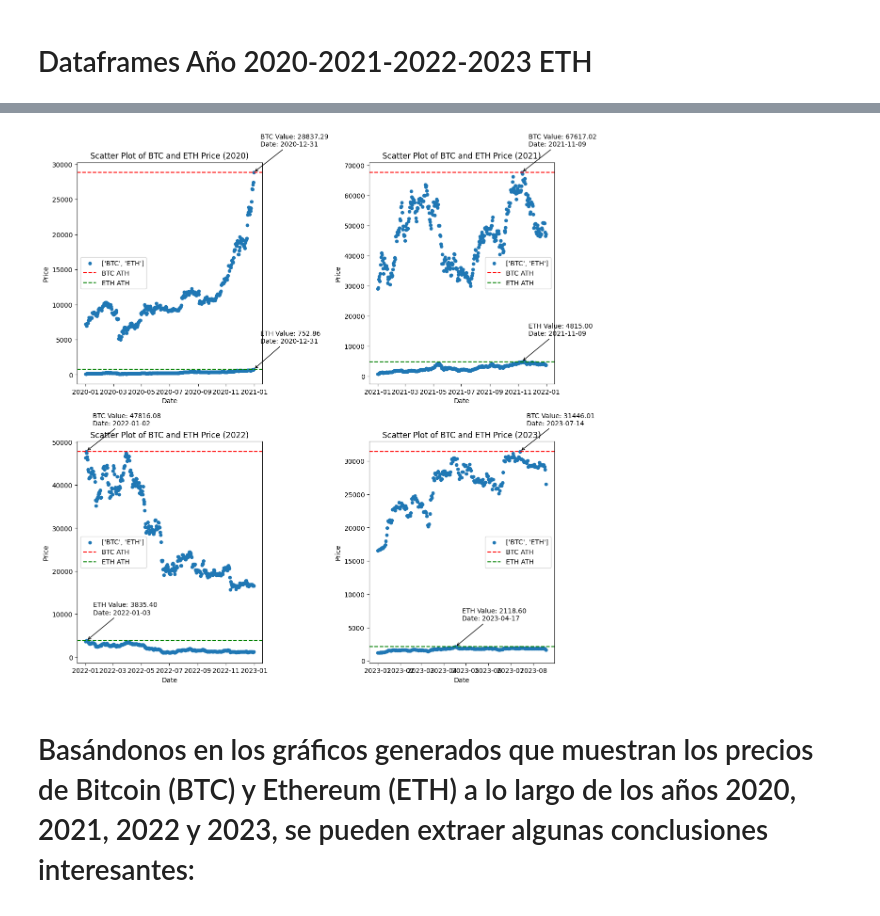
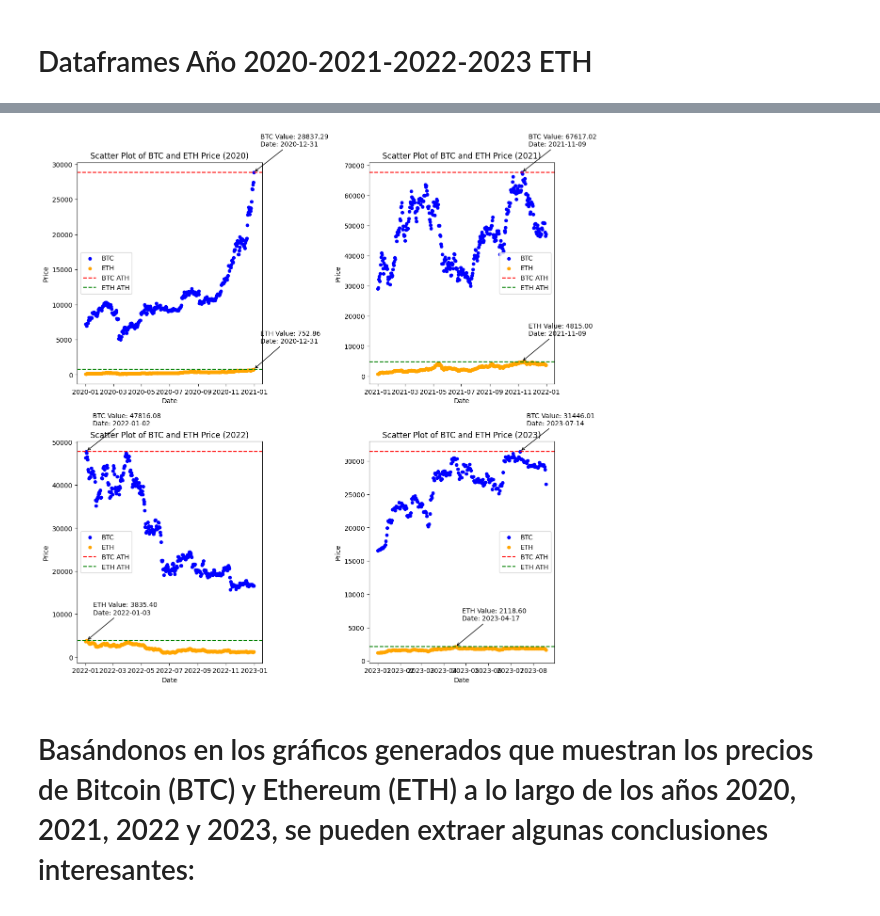
Before and after one commit to Bzetatuc/PI_2_Henry, a Jupyter notebook: EDA/eda.ipynb, the cells around one changed output, grey strips where cells are left out. Cells and saved outputs as stored; diff of their text form; code cells hidden in the pictures.

```diff
--- a/EDA/eda.ipynb
+++ b/EDA/eda.ipynb
@@ -558,7 +603,9 @@ df_eth_2023
 # %%
+
+
 # Crear una lista de DataFrames y años correspondientes para BTC y ETH
-dfs_btc = [df_btc_2020, df_btc_2021, df_btc_2022, df_btc_2023]  # Reemplaza con tus DataFrames de BTC
-dfs_eth = [df_eth_2020, df_eth_2021, df_eth_2022, df_eth_2023]  # Reemplaza con tus DataFrames de ETH
+dfs_btc = [df_btc_2020, df_btc_2021, df_btc_2022, df_btc_2023]
+dfs_eth = [df_eth_2020, df_eth_2021, df_eth_2022, df_eth_2023]
 years = [2020, 2021, 2022, 2023]
 
 # Configurar el diseño de los subplots
@@ -572,7 +619,12 @@ for i, (df_btc, df_eth) in enumerate(zip(dfs_btc, dfs_eth)):
     # Concatenar los DataFrames de BTC y ETH
     df_concat = pd.concat([df_btc, df_eth], axis=0)
 
-    ax = df_concat.plot(x='date', y='price', kind='scatter', ax=axes[row, col], label=['BTC', 'ETH'])
+    ax = axes[row, col]  # Obtener el eje actual
+
+    # Dibujar los puntos para BTC y ETH en el mismo eje
+    df_btc.plot(x='date', y='price', kind='scatter', ax=ax, color='blue', label='BTC')
+    df_eth.plot(x='date', y='price', kind='scatter', ax=ax, color='orange', label='ETH')
+
     ax.set_xlabel('Date')
     ax.set_ylabel('Price')
     ax.set_title(f'Scatter Plot of BTC and ETH Price ({years[i]})')
@@ -582,34 +634,34 @@ for i, (df_btc, df_eth) in enumerate(zip(dfs_btc, dfs_eth)):
     ath_value_eth = df_eth['price'].max()
 
     # Obtener la fecha correspondiente al ATH de BTC
     ath_date_btc = df_btc.loc[df_btc['price'].idxmax()]['date']
 
     # Obtener la fecha correspondiente al ATH de ETH
     ath_date_eth = df_eth.loc[df_eth['price'].idxmax()]['date']
 
     # Agregar la línea indicadora del ATH para BTC y ETH
     ax.axhline(y=ath_value_btc, color='red', linestyle='--', label='BTC ATH')
     ax.axhline(y=ath_value_eth, color='green', linestyle='--', label='ETH ATH')
 
     # Formatear las fechas del ATH para mostrar solo el año, mes y día (sin hora)
     formatted_ath_date_btc = ath_date_btc.strftime('%Y-%m-%d')
     formatted_ath_date_eth = ath_date_eth.strftime('%Y-%m-%d')
 
     # Agregar anotaciones para mostrar el valor y la fecha del ATH en cada punto para BTC y ETH
     ax.annotate(f'BTC Value: {ath_value_btc:.2f}\nDate: {formatted_ath_date_btc}', xy=(ath_date_btc, ath_value_btc),
                 xytext=(10, 40), textcoords='offset points', arrowprops=dict(arrowstyle='->'))
 
     ax.annotate(f'ETH Value: {ath_value_eth:.2f}\nDate: {formatted_ath_date_eth}', xy=(ath_date_eth, ath_value_eth),
                 xytext=(10, 40), textcoords='offset points', arrowprops=dict(arrowstyle='->'))
 
     # Mostrar leyenda
     ax.legend()
 
 # Ajustar el diseño de los subplots y mostrar el gráfico
 plt.tight_layout()
 plt.show()
 # %% [output]
-[figure, old version]
+[figure, new version]
 # %% [markdown]
 # Basándonos en los gráficos generados que muestran los precios de Bitcoin (BTC) y Ethereum (ETH) a lo largo de los años 2020, 2021, 2022 y 2023, se pueden extraer algunas conclusiones interesantes:
 
```
Also changed, not shown: parts of 29 cells of this notebook, 14 other files.
